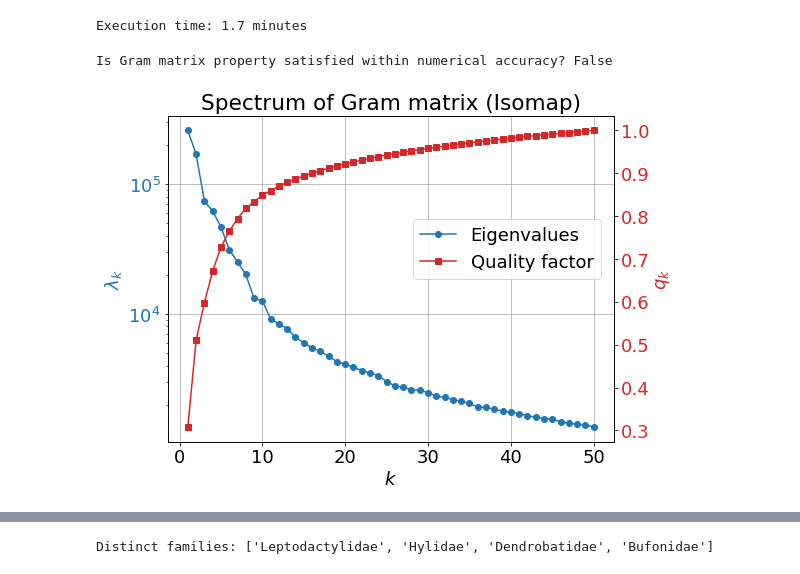
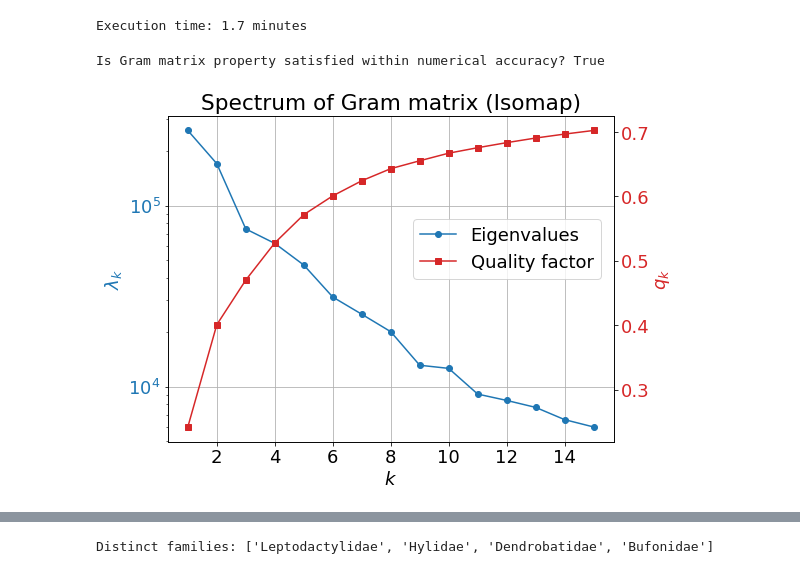
Before and after one commit to vdeltatto/unsupervised-learning, a Jupyter notebook: Second_exercise/Second exercise.ipynb, the cells around one changed output, grey strips where cells are left out. Saved outputs shown, nothing was run; the diff lists cells and outputs as text; code cells hidden in the pictures.

```diff
--- a/Second_exercise/Second exercise.ipynb
+++ b/Second_exercise/Second exercise.ipynb
@@ -592,7 +601,7 @@ Let's solve the eigenvalue problem for $\mathbf{G}$, namely
 \end{equation}
 # %%
 # optimized routine for symmetric real matrices, returning only the first k_max eigenvalues and eigenvectors
-k_max = 50
+k_max = 1000
 eigenvalues_isomap, eigenvectors_isomap = scipy.linalg.eigh(gram_matrix,subset_by_index=[10000-k_max, 10000-1])
 eigenvalues_isomap = np.flip(eigenvalues_isomap)  # by default in ascending order
 eigenvectors_isomap = np.flip(eigenvectors_isomap,axis=1)
@@ -914,7 +924,7 @@ sigma = 1.994: is Gram matrix property satisfied within numerical accuracy? True
 sigma = 2.290: is Gram matrix property satisfied within numerical accuracy? True
 # %%
 # optimized routine for symmetric real matrices, returning only the first 10 eigenvalues and eigenvectors
-k_max = 50
+k_max = 5000
 eigenvalues_kPCA = {}
 eigenvectors_kPCA = {}
 for sigma in sigmas:
@@ -922,34 +932,34 @@ for sigma in sigmas:
     eigenvalues_kPCA[sigma] = np.flip(eigenvalues_kPCA[sigma])  # by default in ascending order
     eigenvectors_kPCA[sigma] = np.flip(eigenvectors_kPCA[sigma],axis=1)
 # %%
-plt.set_cmap("Reds")
-fig, ax1 = plt.subplots(figsize=(8,6))
 plt.rcParams['font.size'] = 18
+fig, (ax1,ax2) = plt.subplots(2,1,figsize=(8,12))
+k_max = 15
 
 colors = plt.cm.Blues(np.linspace(0.4,1.,3))
-lns={}
 i = 0
+lns = {}
 for sigma in sigmas:
-    lns[i] = ax1.plot(np.arange(1,k_max+1),eigenvalues_kPCA[sigma],'o-',
+    ax1.plot(np.arange(1,k_max+1),eigenvalues_kPCA[sigma][:k_max],'o-',
                       color=colors[i],label="Eigenvalues, $\sigma = {:.2f}$".format(sigma))
     i+=1
-ax1.set(xlabel="$k$",yscale="log",title="Spectrum of Gram matrix (k-PCA)")
+ax1.set(xlabel="$k$",title="Spectrum of Gram matrix (k-PCA)")
 ax1.set_ylabel(ylabel="$\\lambda_k$",color='tab:blue')
 ax1.grid("on")
 ax1.tick_params(axis='y',labelcolor='tab:blue')
+ax1.legend(loc='center left', bbox_to_anchor=(1, 0.5))
 
 colors = plt.cm.Reds(np.linspace(0.4,1.,3))
-ax2 = ax1.twinx()
 for sigma in sigmas:
-    lns[i] = ax2.plot(np.arange(1,k_max+1),np.cumsum(eigenvalues_kPCA[sigma])/np.sum(eigenvalues_kPCA[sigma]),
+    ax2.plot(np.arange(1,k_max+1),np.cumsum(eigenvalues_kPCA[sigma][:k_max])/np.sum(eigenvalues_kPCA[sigma]),
                 's-',color=colors[i-3],label="Quality factor, $\sigma = {:.2f}$".format(sigma))
     i+=1
 ax2.set_ylabel("$q_k$",color='tab:red')
+ax2.set_xlabel("k")
 ax2.tick_params(axis='y',labelcolor='tab:red')
+ax2.grid("on")
+ax2.legend(loc='center left', bbox_to_anchor=(1, 0.5))
 
-lnss = lns[0]+lns[1]+lns[2]+lns[3]+lns[4]+lns[5]
-labs = [l.get_label() for l in lnss]
-ax2.legend(lnss, labs, bbox_to_anchor=(1.15, 1.05))
-
+plt.subplots_adjust(hspace=0.2)
 plt.show()
 # %% [output]
@@ -1081,41 +1090,42 @@ Execution time: 1.7 minutes
 # %%
 zero_sums = True
 for raw in range(gram_matrix.shape[0]):
-    zero_sums *= (np.abs(np.sum(gram_matrix[raw,:])) < 1e-8)
+    zero_sums *= (np.abs(np.sum(gram_matrix[raw,:])) < 1e-7)
 print("Is Gram matrix property satisfied within numerical accuracy? " + str(bool(zero_sums)))
 # %% [output]
-Is Gram matrix property satisfied within numerical accuracy? False
+Is Gram matrix property satisfied within numerical accuracy? True
 # %%
 # optimized routine for symmetric real matrices, returning only the first k_max eigenvalues and eigenvectors
-k_max = 50
+k_max = 1000
 eigenvalues_isomap, eigenvectors_isomap = scipy.linalg.eigh(gram_matrix,subset_by_index=[N-k_max,N-1])
 eigenvalues_isomap = np.flip(eigenvalues_isomap)  # by default in ascending order
 eigenvectors_isomap = np.flip(eigenvectors_isomap,axis=1)
 # %%
+plt.rcParams['font.size'] = 18
 fig, ax1 = plt.subplots(figsize=(8,6))
-plt.rcParams['font.size'] = 18
+k_max = 15
 
 color = 'tab:blue'
-lns1 = ax1.plot(np.arange(1,k_max+1),eigenvalues_isomap,'o-',color=color,label="Eigenvalues")
+lns1 = ax1.plot(np.arange(1,k_max+1),eigenvalues_isomap[:k_max],'o-',color=color,label="Eigenvalues")
 ax1.set(xlabel="$k$",yscale="log",title="Spectrum of Gram matrix (Isomap)")
 ax1.set_ylabel(ylabel="$\\lambda_k$",color=color)
 ax1.grid("on")
 ax1.tick_params(axis='y', labelcolor=color)
 
 color = 'tab:red'
 ax2 = ax1.twinx()
-lns2 = ax2.plot(np.arange(1,k_max+1),np.cumsum(eigenvalues_isomap)/np.sum(eigenvalues_isomap),'s-',color=color,label="Quality factor")
+lns2 = ax2.plot(np.arange(1,k_max+1),np.cumsum(eigenvalues_isomap[:k_max])/np.sum(eigenvalues_isomap),'s-',color=color,label="Quality factor")
 ax2.set_ylabel("$q_k$",color=color)
 ax2.tick_params(axis='y', labelcolor=color)
 ax1.legend()
 
 lns = lns1+lns2
 labs = [l.get_label() for l in lns]
 ax1.legend(lns, labs, loc=[0.55,0.5])
 
 plt.show()
 # %% [output]
-[figure, old version]
+[figure, new version]
 # %%
 k_max = 10
 N = len(data)
```
Also changed, not shown: parts of 18 cells of this notebook.
